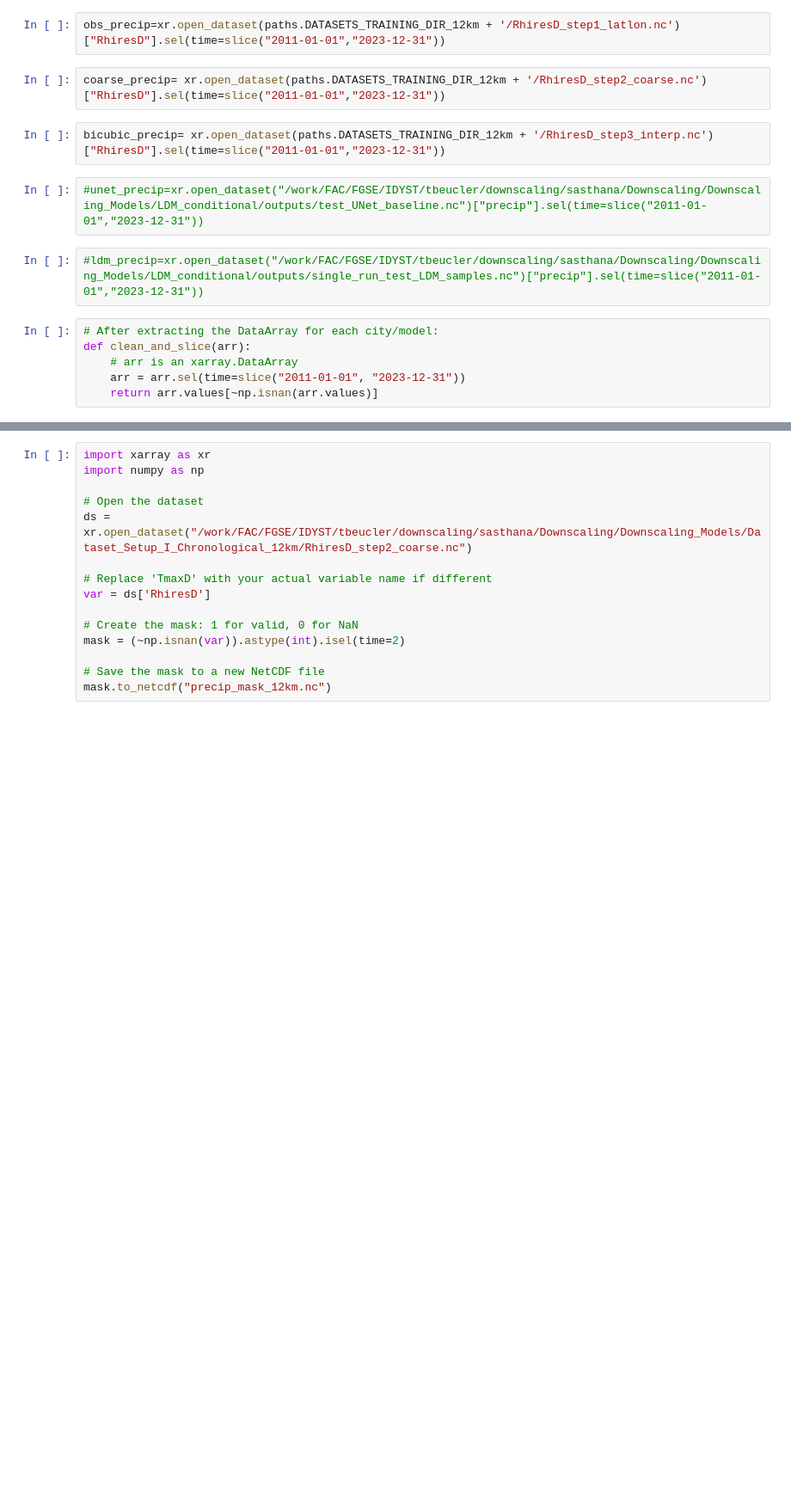
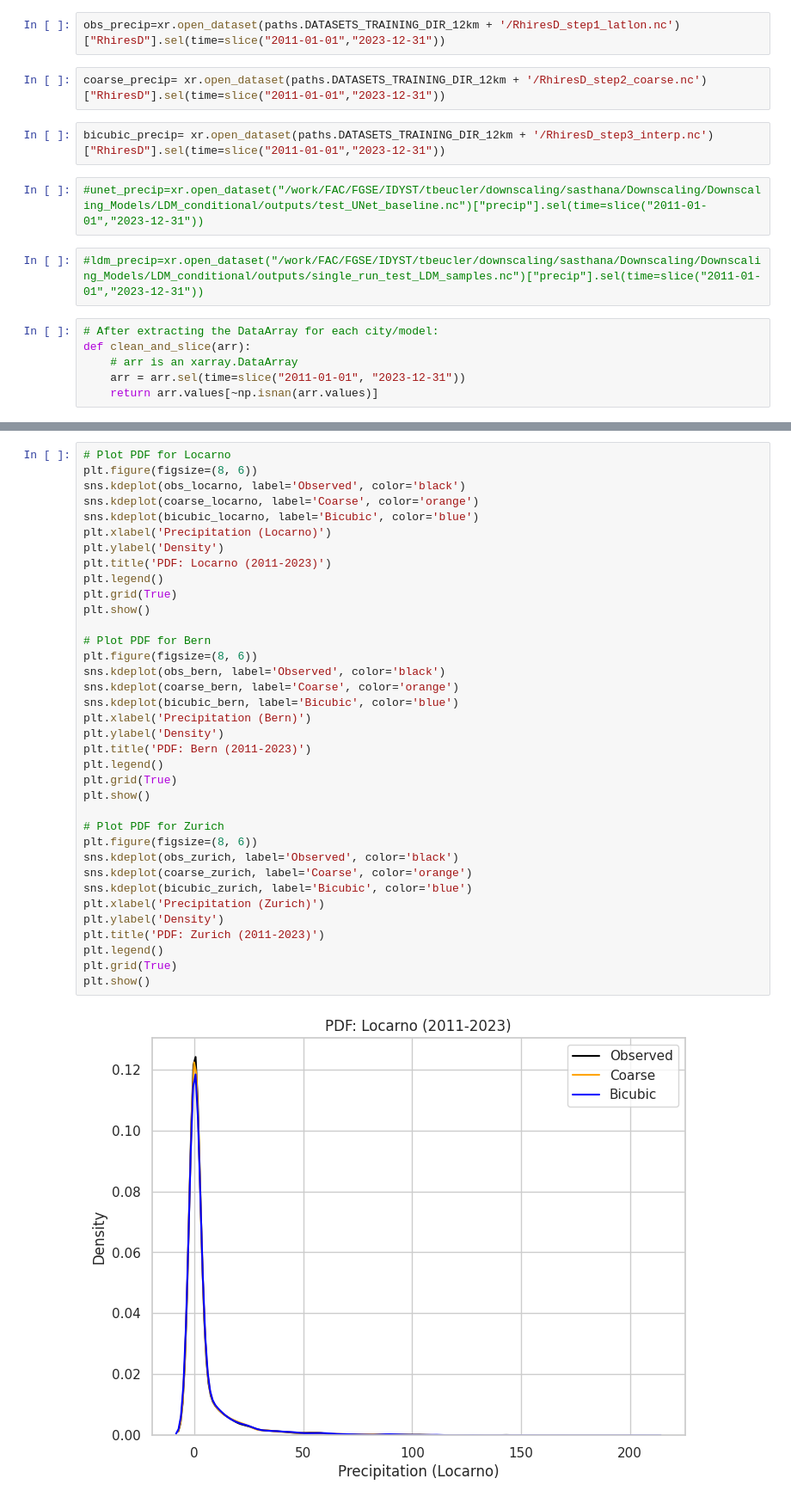
Before and after one commit to AsthanaShivanshi/Processing_and_Analysis_Scripts, a Jupyter notebook: Prelim_Stats_Obs_only/qq_plots_obs_12km.ipynb, the cells around one changed output, grey strips where cells are left out. Shown at 86% size. Drawn from its saved outputs; the diff is of its cells as text; blank space fills up the shorter version.

```diff
--- a/Prelim_Stats_Obs_only/qq_plots_obs_12km.ipynb
+++ b/Prelim_Stats_Obs_only/qq_plots_obs_12km.ipynb
@@ -177,15 +177,38 @@ Data range: -0.24 to 91.12
-# %%
-import xarray as xr
-import numpy as np
-
-# Open the dataset
-ds = xr.open_dataset("/work/FAC/FGSE/IDYST/tbeucler/downscaling/sasthana/Downscaling/Downscaling_Models/Dataset_Setup_I_Chronological_12km/RhiresD_step2_coarse.nc")
-
-# Replace 'TmaxD' with your actual variable name if different
-var = ds['RhiresD']
-
-# Create the mask: 1 for valid, 0 for NaN
-mask = (~np.isnan(var)).astype(int).isel(time=2)
-
-# Save the mask to a new NetCDF file
-mask.to_netcdf("precip_mask_12km.nc")
+# %%
+# Plot PDF for Locarno
+plt.figure(figsize=(8, 6))
+sns.kdeplot(obs_locarno, label='Observed', color='black')
+sns.kdeplot(coarse_locarno, label='Coarse', color='orange')
+sns.kdeplot(bicubic_locarno, label='Bicubic', color='blue')
+plt.xlabel('Precipitation (Locarno)')
+plt.ylabel('Density')
+plt.title('PDF: Locarno (2011-2023)')
+plt.legend()
+plt.grid(True)
+plt.show()
+
+# Plot PDF for Bern
+plt.figure(figsize=(8, 6))
+sns.kdeplot(obs_bern, label='Observed', color='black')
+sns.kdeplot(coarse_bern, label='Coarse', color='orange')
+sns.kdeplot(bicubic_bern, label='Bicubic', color='blue')
+plt.xlabel('Precipitation (Bern)')
+plt.ylabel('Density')
+plt.title('PDF: Bern (2011-2023)')
+plt.legend()
+plt.grid(True)
+plt.show()
+
+# Plot PDF for Zurich
+plt.figure(figsize=(8, 6))
+sns.kdeplot(obs_zurich, label='Observed', color='black')
+sns.kdeplot(coarse_zurich, label='Coarse', color='orange')
+sns.kdeplot(bicubic_zurich, label='Bicubic', color='blue')
+plt.xlabel('Precipitation (Zurich)')
+plt.ylabel('Density')
+plt.title('PDF: Zurich (2011-2023)')
+plt.legend()
+plt.grid(True)
+plt.show()
+# %% [output]
+[figure, added]
```
Also changed, not shown: parts of 6 cells of this notebook, 6 other files.
